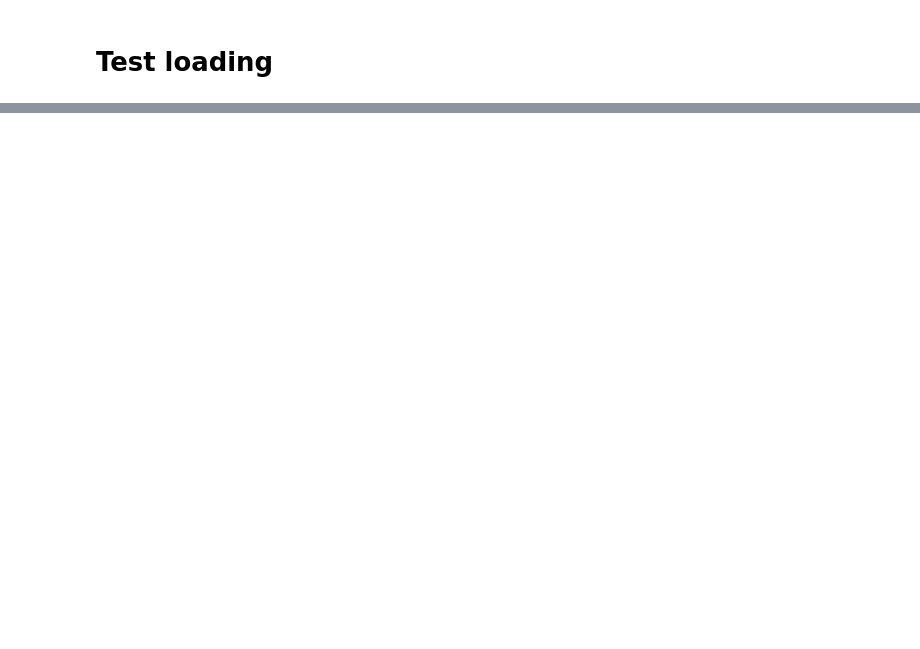
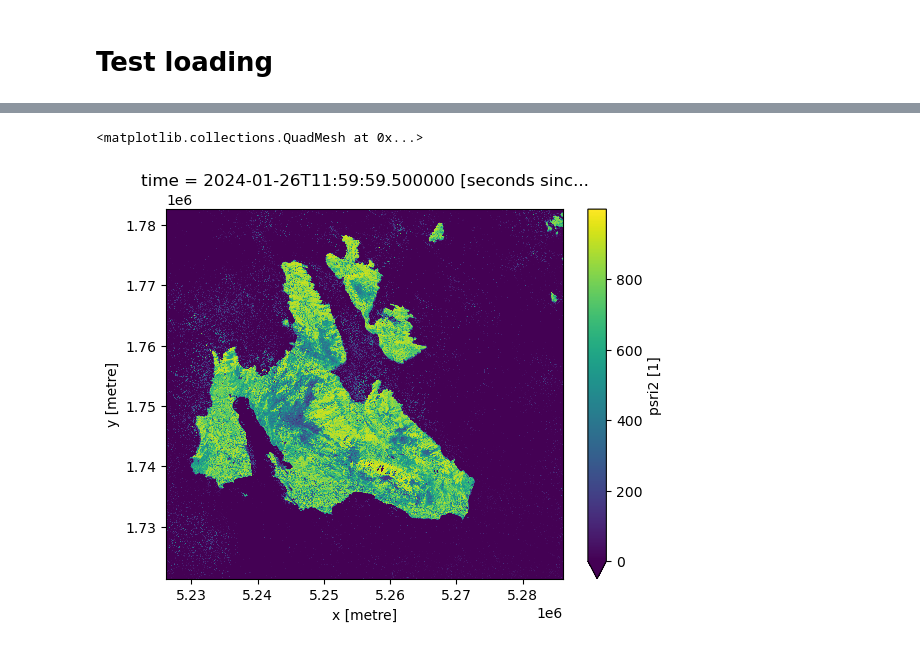
Before and after one commit to fotakide/drought, a Jupyter notebook: notebooks/composite_debug.ipynb, the cells around one changed output, grey strips where cells are left out. Saved outputs shown, nothing was run; the diff lists cells and outputs as text; code cells hidden in the pictures; blank space fills up the shorter version.

```diff
--- a/notebooks/composite_debug.ipynb
+++ b/notebooks/composite_debug.ipynb
@@ -564,7 +624,6 @@ Dataset <id=7d9be04e-fb4d-4ed5-8137-bf53724a6252 product=test location=file:////
 # Test loading
 # %%
 new = dc.load(
-    product='test',
-
+    product='composites',
 )
 # %%
@@ -574,0 +675,5 @@ new.nir.plot()
+# %%
+new.psri2.plot(vmin=0)
+# %% [output]
+<matplotlib.collections.QuadMesh at 0x...>
+[figure, added]
```
Also changed, not shown: parts of 24 cells of this notebook, 4 other files.
